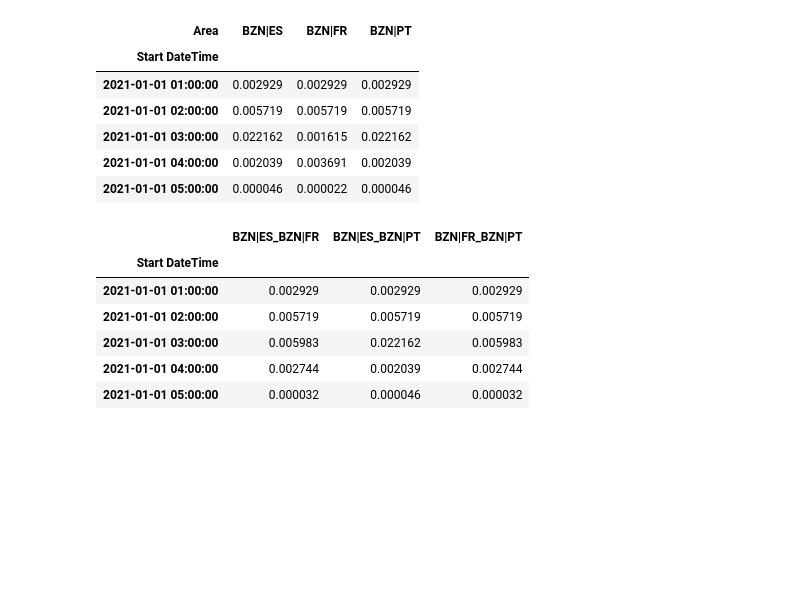
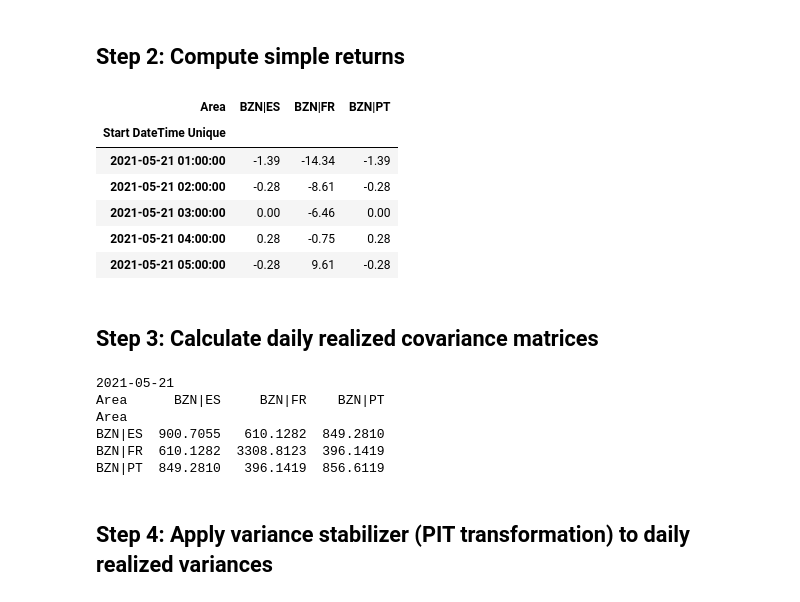
Before and after one commit to franrolotti/volatility-spillovers-methodology, a Jupyter notebook: 02_compute_realized_volatilities.ipynb, the cells around one changed output. Cells and saved outputs as stored; diff of their text form; code cells hidden in the pictures; blank space fills up the shorter version.

Commit message:
First version of DY with ReVar

```diff
--- a/02_compute_realized_volatilities.ipynb
+++ b/02_compute_realized_volatilities.ipynb
@@ -51,37 +72,0 @@ df_pivot.head()
-# %%
-# Compute hourly log returns
-log_returns = np.log(df_pivot).diff().dropna()
-
-# Compute realized variances
-realized_variance = log_returns**2
-
-
-realized_variance.head()
-# %% [output]
-| Area | BZN|ES | BZN|FR | BZN|PT |
-| Start DateTime |  |  |  |
-| 2021-01-01 01:00:00 | 0.002929 | 0.002929 | 0.002929 |
-| 2021-01-01 02:00:00 | 0.005719 | 0.005719 | 0.005719 |
-| 2021-01-01 03:00:00 | 0.022162 | 0.001615 | 0.022162 |
-| 2021-01-01 04:00:00 | 0.002039 | 0.003691 | 0.002039 |
-| 2021-01-01 05:00:00 | 0.000046 | 0.000022 | 0.000046 |
-# %%
-# Compute realized covariances
-realized_covariance = {
-    f'{i}_{j}': log_returns[i] * log_returns[j]
-    for i, j in combinations(log_returns.columns, 2)
-}
-
-# Convert covariances to DataFrame
-realized_cov_df = pd.DataFrame(realized_covariance, index=log_returns.index)
-
-
-realized_cov_df.head()
-# %% [output]
-|  | BZN|ES_BZN|FR | BZN|ES_BZN|PT | BZN|FR_BZN|PT |
-| Start DateTime |  |  |  |
-| 2021-01-01 01:00:00 | 0.002929 | 0.002929 | 0.002929 |
-| 2021-01-01 02:00:00 | 0.005719 | 0.005719 | 0.005719 |
-| 2021-01-01 03:00:00 | 0.005983 | 0.022162 | 0.005983 |
-| 2021-01-01 04:00:00 | 0.002744 | 0.002039 | 0.002744 |
-| 2021-01-01 05:00:00 | 0.000032 | 0.000046 | 0.000032 |
@@ -92,0 +73,16 @@ log_returns.to_parquet("parquet_files/log_returns.parquet")
+# %% [markdown]
+ ## Step 2: Compute simple returns
+# %%
+# Calculate simple returns: \(r_{ji} = P_{ji} - P_{j,i-1}\)
+simple_returns = df_pivot.diff().dropna()
+simple_returns.head(5)
+# %% [output]
+| Area | BZN|ES | BZN|FR | BZN|PT |
+| Start DateTime Unique |  |  |  |
+| 2021-05-21 01:00:00 | -1.39 | -14.34 | -1.39 |
+| 2021-05-21 02:00:00 | -0.28 | -8.61 | -0.28 |
+| 2021-05-21 03:00:00 | 0.00 | -6.46 | 0.00 |
+| 2021-05-21 04:00:00 | 0.28 | -0.75 | 0.28 |
+| 2021-05-21 05:00:00 | -0.28 | 9.61 | -0.28 |
+# %% [markdown]
+ ## Step 3: Calculate daily realized covariance matrices
@@ -92,0 +104,14 @@ log_returns.to_parquet("parquet_files/log_returns.parquet")
+# %%
+# Print the first day covariance matrix
+first_key, first_value = next(iter(daily_covariances.items()))
+print(first_key)
+print(first_value)
+# %% [output]
+2021-05-21
+Area      BZN|ES     BZN|FR    BZN|PT
+Area
+BZN|ES  900.7055   610.1282  849.2810
+BZN|FR  610.1282  3308.8123  396.1419
+BZN|PT  849.2810   396.1419  856.6119
+# %% [markdown]
+ ## Step 4: Apply variance stabilizer (PIT transformation) to daily realized variances
```
Also changed, not shown: parts of 15 cells of this notebook.
